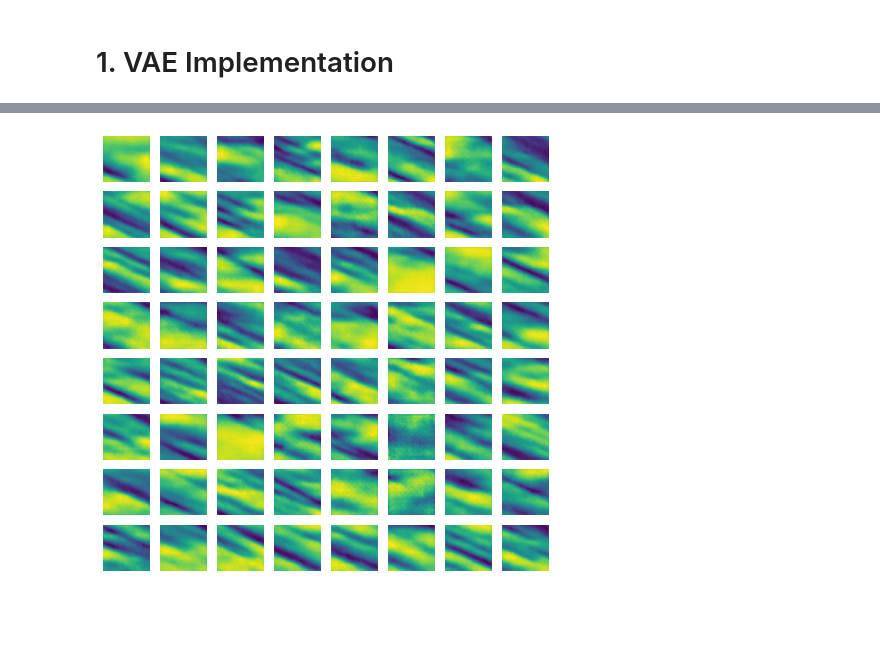
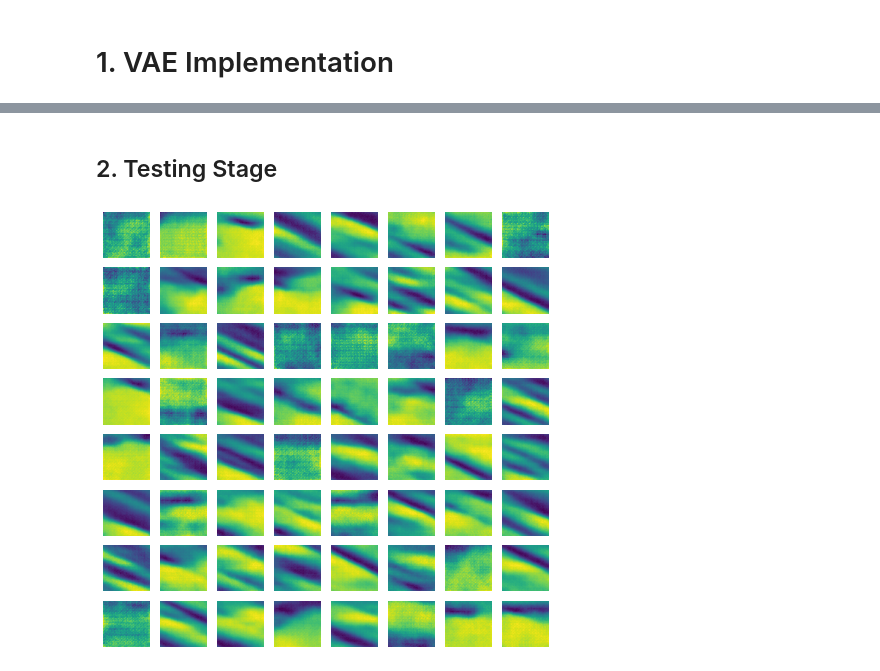
Before and after one commit to benchoi93/DGMinTransportation, a Jupyter notebook: TimeSpaceDiagram/VAE_completed.ipynb, the cells around one changed output, grey strips where cells are left out. Cells and saved outputs as stored; diff of their text form; code cells hidden in the pictures; blank space fills up the shorter version.

```diff
--- a/TimeSpaceDiagram/VAE_completed.ipynb
+++ b/TimeSpaceDiagram/VAE_completed.ipynb
@@ -13,17 +14,12 @@ from torch.utils.data import DataLoader, TensorDataset
 # %%
-data = np.load('dataset/i24speedcontour_64.npy')
-data = torch.tensor(data, dtype=torch.float32)
-data = data.permute(0, 1, 3, 2)
-data[data > 145] = 145
-
-data_min = data.min()
-data_max = data.max()
-
-data = (data - data_min) / (data_max - data_min)
+dataset = torch.load('dataset/i24_normalized.pt')
 
 fig, ax = plt.subplots(8, 8, figsize=(8, 8))
 for i in range(8):
     for j in range(8):
-        ax[i, j].imshow(data[np.random.randint(data.shape[0])][0], origin="lower" )
+        ax[i, j].imshow(dataset[torch.randint(dataset.shape[0], (1,))][0][0], origin="lower" )
         ax[i, j].axis("off")
+
+# Create data loaders
+data_loader = DataLoader(dataset, batch_size=250, shuffle=True)
 # %% [output]
@@ -43,12 +27,12 @@ val_loader = DataLoader(val_data, batch_size=64, shuffle=False)
 # %%
 class VAE(nn.Module):
-    def __init__(self, latent_dim):
+    def __init__(self, z_dim, input_dim):
         super(VAE, self).__init__()
-        self.latent_dim = latent_dim
+        self.z_dim = z_dim
 
         # Encoder
         self.enc_conv = nn.Sequential(
-            nn.Conv2d(4, 32, 4, stride=2, padding=1),
+            nn.Conv2d(input_dim, 32, 4, stride=2, padding=1),
             nn.LeakyReLU(0.2, inplace=True),
             nn.Conv2d(32, 64, 4, stride=2, padding=1),
             nn.BatchNorm2d(64),
@@ -57,12 +41,12 @@ class VAE(nn.Module):
             nn.BatchNorm2d(128),
             nn.LeakyReLU(0.2, inplace=True)
         )
-        self.enc_fc_mu = nn.Linear(128 * 8 * 8, latent_dim)
-        self.enc_fc_logvar = nn.Linear(128 * 8 * 8, latent_dim)
+        self.enc_fc_mu = nn.Linear(128 * 8 * 8, z_dim)
+        self.enc_fc_logvar = nn.Linear(128 * 8 * 8, z_dim)
 
         # Decoder
         self.dec_fc = nn.Sequential(
-            nn.Linear(latent_dim, 128 * 8 * 8),
+            nn.Linear(z_dim, 128 * 8 * 8),
             nn.ReLU(True)
         )
         self.dec_conv = nn.Sequential(
@@ -72,7 +56,7 @@ class VAE(nn.Module):
             nn.ConvTranspose2d(64, 32, 4, stride=2, padding=1),
             nn.BatchNorm2d(32),
             nn.ReLU(True),
-            nn.ConvTranspose2d(32, 4, 4, stride=2, padding=1),
+            nn.ConvTranspose2d(32, input_dim, 4, stride=2, padding=1),
             nn.Tanh()
         )
 
@@ -115,15 +97,17 @@ $
 # %%
 # Hyperparameters
 z_dim = 64  # Size of the noise vector
-lr = 0.00035
+lr = 0.0005
 beta1 = 0.8
 
 # Initialize models
 device = torch.device("cuda" if torch.cuda.is_available() else "cpu")
-model = VAE(z_dim).to(device)
+
+input_dim = dataset.shape[1]
+model = VAE(z_dim, input_dim).to(device)
 
 # Optimizers
-optimizer = torch.optim.Adam(model.parameters(), lr=lr, betas=(beta1, 0.999))
+optimizer = torch.optim.Adam(model.parameters(), lr=lr, betas=(beta1, 0.98))
 
 # Define the loss function
 def criterion(recon_x, x, mu, logvar):
@@ -175,23 +180,27 @@ Epoch [50/50], Loss   5295.3603
 VAE model saved.
+# %% [markdown]
+## 2. Testing Stage
 # %%
 z_dim = 64
 device = "cpu"
 
-model = VAE(z_dim).to(device)
+model = VAE(z_dim, input_dim).to(device)
 model.load_state_dict(torch.load('models/vae_model.pth', map_location="cpu"))
 model.eval()
 
 # Sample from the latent space
 with torch.no_grad():
     z = torch.randn(64, z_dim).to(device)
     sample = model.decode(z).cpu()
     sample = sample.numpy()
 
 fig, ax = plt.subplots(8, 8, figsize=(8, 8))
 for i in range(8):
     for j in range(8):
         ax[i, j].imshow(sample[i * 8 + j][0,:,:], origin="lower")
         ax[i, j].axis("off")
+
+plt.savefig("img/VAE_result.png", dpi=500)
 plt.show()
 # %% [output]
-[figure, old version]
+[figure, new version]
```
Also changed, not shown: parts of 9 cells of this notebook, 5 other files.
